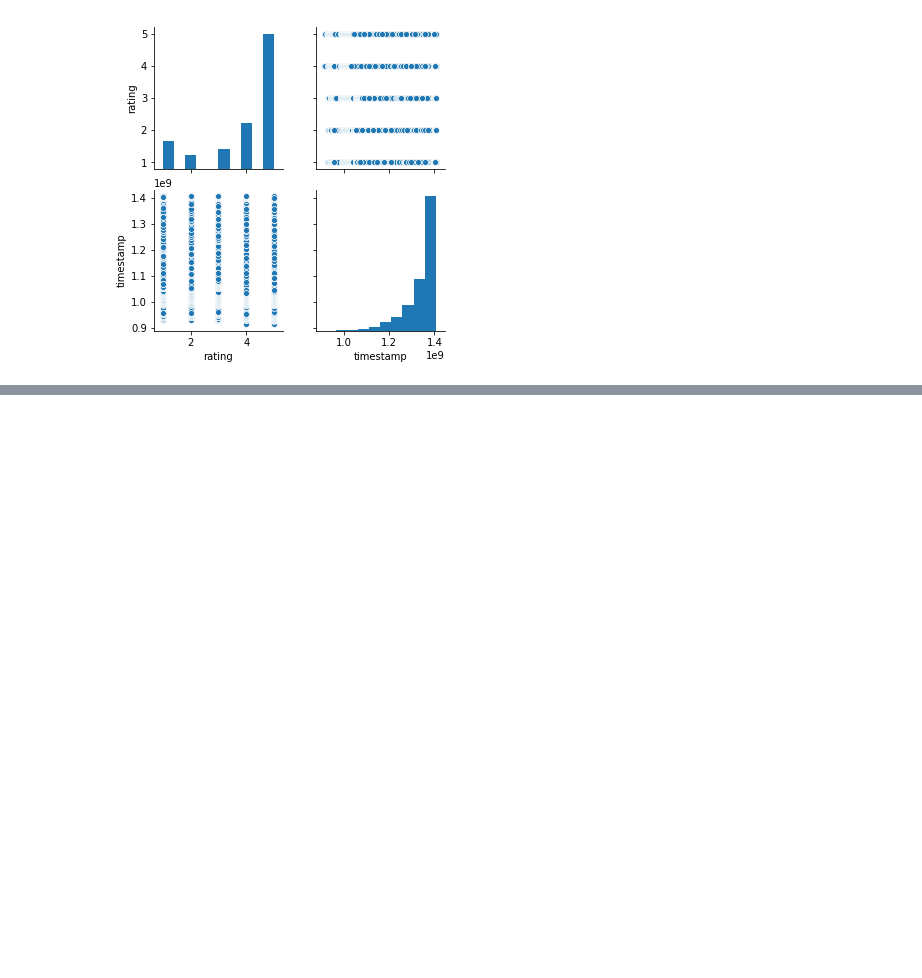
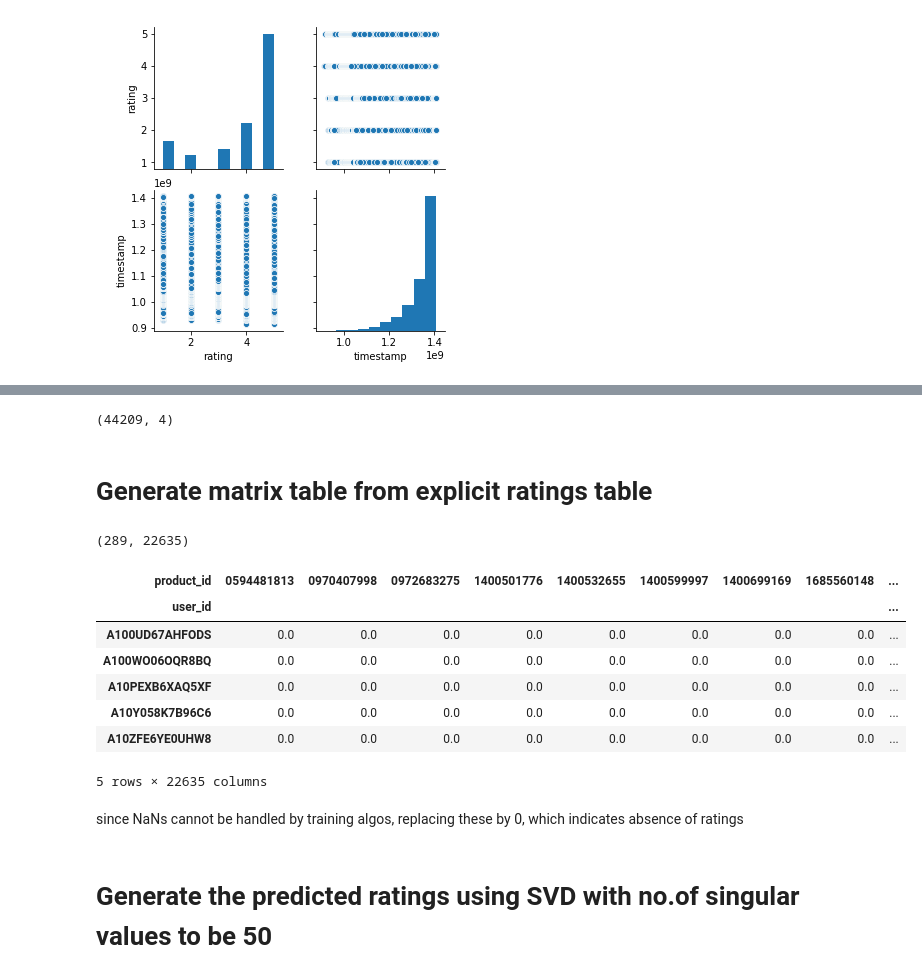
Before and after one commit to jpthirumalai/aiml, a Jupyter notebook: Project-RecommenderSystem/Project-RecommenderSystem-Thiru.ipynb, the cells around one changed output, grey strips where cells are left out. Cells and saved outputs as stored; diff of their text form; code cells hidden in the pictures; blank space fills up the shorter version.

```diff
--- a/Project-RecommenderSystem/Project-RecommenderSystem-Thiru.ipynb
+++ b/Project-RecommenderSystem/Project-RecommenderSystem-Thiru.ipynb
@@ -59,0 +277,4 @@ sns.pairplot(elec_df)
+# %%
+counts1 = elec_df['user_id'].value_counts()
+#print(counts1)
+ratings_explicit = elec_df[elec_df['user_id'].isin(counts1[counts1 >= 100].index)]
@@ -59,0 +290,27 @@ sns.pairplot(elec_df)
+# %%
+ratings_explicit.shape
+# %% [output]
+(44209, 4)
+# %% [markdown]
+# Generate matrix table from explicit ratings table
+# %%
+#getting the pivot dataframe ratings_matrix
+ratings_matrix = ratings_explicit.pivot(index='user_id', columns='product_id', values='rating').fillna(0)
+userID = ratings_matrix.index
+productID = ratings_matrix.columns
+print(ratings_matrix.shape)
+ratings_matrix.head()
+# %% [output]
+(289, 22635)
+| product_id | 0594481813 | 0970407998 | 0972683275 | 1400501776 | 1400532655 | 1400599997 | 1400699169 | 1685560148 | ... |
+| user_id |  |  |  |  |  |  |  |  | ... |
+| A100UD67AHFODS | 0.0 | 0.0 | 0.0 | 0.0 | 0.0 | 0.0 | 0.0 | 0.0 | ... |
+| A100WO06OQR8BQ | 0.0 | 0.0 | 0.0 | 0.0 | 0.0 | 0.0 | 0.0 | 0.0 | ... |
+| A10PEXB6XAQ5XF | 0.0 | 0.0 | 0.0 | 0.0 | 0.0 | 0.0 | 0.0 | 0.0 | ... |
+| A10Y058K7B96C6 | 0.0 | 0.0 | 0.0 | 0.0 | 0.0 | 0.0 | 0.0 | 0.0 | ... |
+| A10ZFE6YE0UHW8 | 0.0 | 0.0 | 0.0 | 0.0 | 0.0 | 0.0 | 0.0 | 0.0 | ... |
+5 rows × 22635 columns
+# %% [markdown]
+since NaNs cannot be handled by training algos, replacing these by 0, which indicates absence of ratings
+# %% [markdown]
+# Generate the predicted ratings using SVD with no.of singular values to be 50
```
Also changed, not shown: parts of 57 cells of this notebook, 1 other file.
